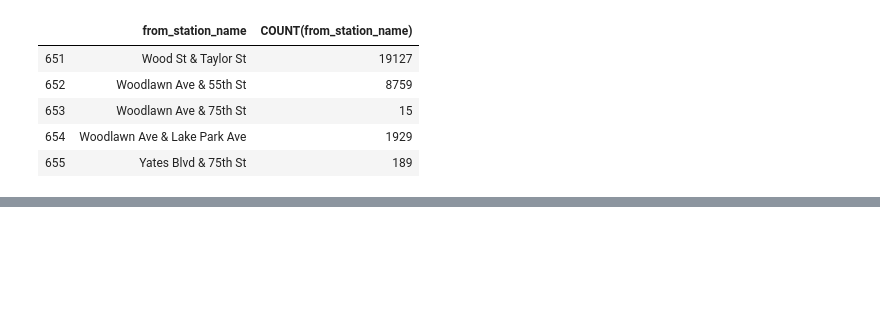
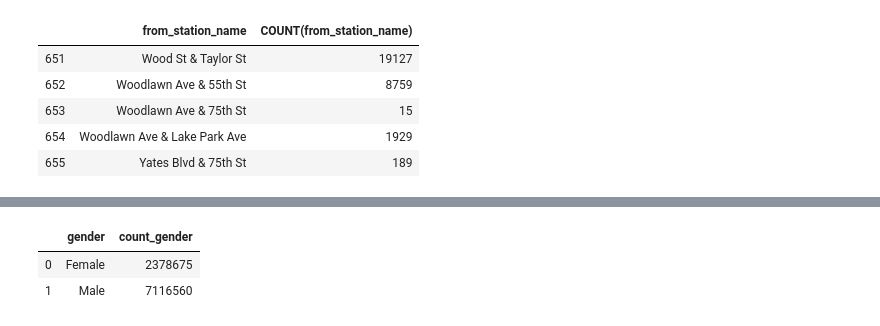
Before and after one commit to DanielPDWalker/data-analysis-with-sqlalchemy, a Jupyter notebook: sqlalchemy & sqlite workbooks - Accessing the database and plotting.ipynb, the cells around one changed output, grey strips where cells are left out. Cells and saved outputs as stored; diff of their text form; code cells hidden in the pictures; blank space fills up the shorter version.

```diff
--- a/sqlalchemy & sqlite workbooks - Accessing the database and plotting.ipynb
+++ b/sqlalchemy & sqlite workbooks - Accessing the database and plotting.ipynb
@@ -27,0 +58,6 @@ df_fromstation_count.tail(5)
+# %%
+df_users_gender_count.tail(5)
+# %% [output]
+|  | gender | count_gender |
+| 0 | Female | 2378675 |
+| 1 | Male | 7116560 |
```
Also changed, not shown: parts of 4 cells of this notebook.
